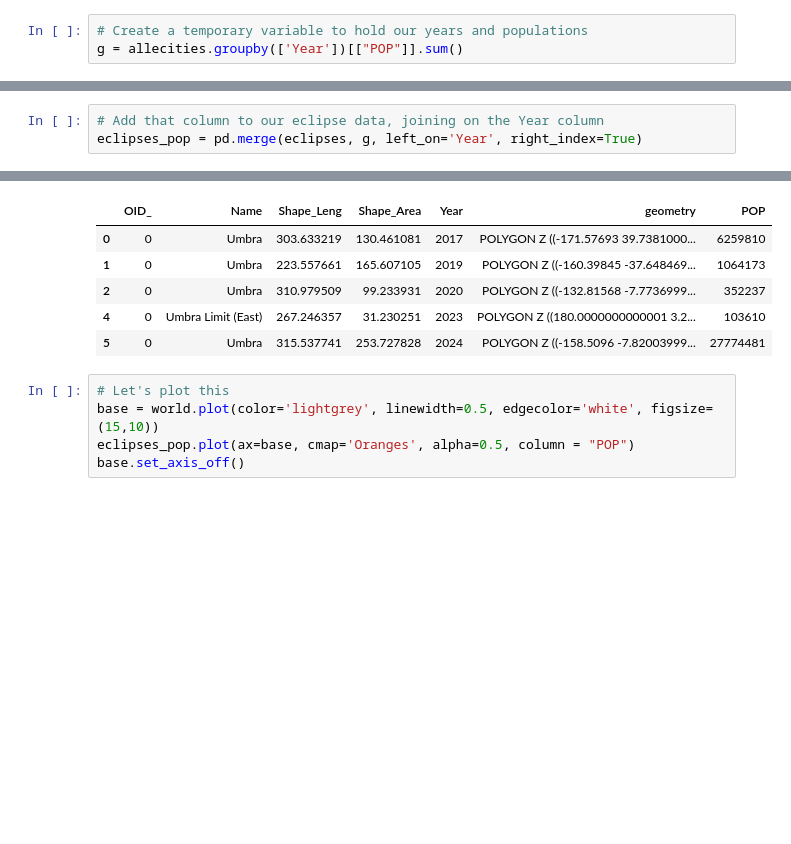
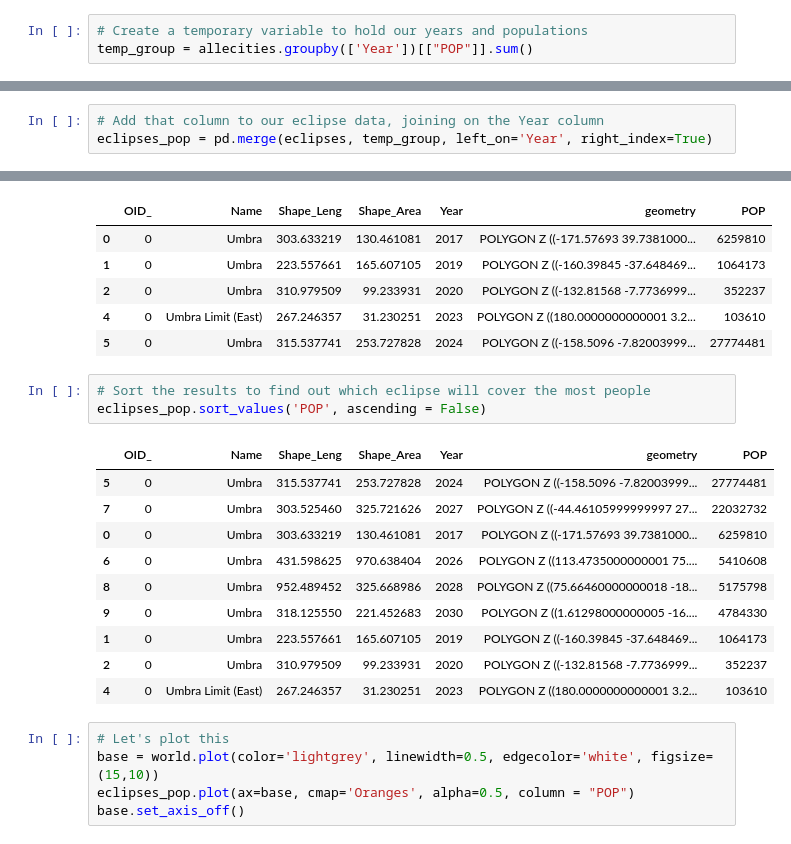
Before and after one commit to christyheaton/mapitwithpython, a Jupyter notebook: Notebook/Presentation.ipynb, the cells around one changed output, grey strips where cells are left out. Cells and saved outputs as stored; diff of their text form; blank space fills up the shorter version.

```diff
--- a/Notebook/Presentation.ipynb
+++ b/Notebook/Presentation.ipynb
@@ -381,4 +353,4 @@ allecities.head()
 | 428 | 150000 | 2027 |
 # %%
 # Create a temporary variable to hold our years and populations
-g = allecities.groupby(['Year'])[["POP"]].sum()
+temp_group = allecities.groupby(['Year'])[["POP"]].sum()
@@ -399,6 +371,6 @@ g
 # %%
 # Add that column to our eclipse data, joining on the Year column
-eclipses_pop = pd.merge(eclipses, g, left_on='Year', right_index=True)
+eclipses_pop = pd.merge(eclipses, temp_group, left_on='Year', right_index=True)
 # %%
 # Now we have populations associated with each eclipse
 eclipses_pop.head()
@@ -409,6 +381,20 @@ eclipses_pop.head()
 | 2 | 0 | Umbra | 310.979509 | 99.233931 | 2020 | POLYGON Z ((-132.81568 -7.7736999... | 352237 |
 | 4 | 0 | Umbra Limit (East) | 267.246357 | 31.230251 | 2023 | POLYGON Z ((180.0000000000001 3.2... | 103610 |
 | 5 | 0 | Umbra | 315.537741 | 253.727828 | 2024 | POLYGON Z ((-158.5096 -7.82003999... | 27774481 |
+# %%
+# Sort the results to find out which eclipse will cover the most people
+eclipses_pop.sort_values('POP', ascending = False)
+# %% [output]
+|  | OID_ | Name | Shape_Leng | Shape_Area | Year | geometry | POP |
+| 5 | 0 | Umbra | 315.537741 | 253.727828 | 2024 | POLYGON Z ((-158.5096 -7.82003999... | 27774481 |
+| 7 | 0 | Umbra | 303.525460 | 325.721626 | 2027 | POLYGON Z ((-44.46105999999997 27... | 22032732 |
+| 0 | 0 | Umbra | 303.633219 | 130.461081 | 2017 | POLYGON Z ((-171.57693 39.7381000... | 6259810 |
+| 6 | 0 | Umbra | 431.598625 | 970.638404 | 2026 | POLYGON Z ((113.4735000000001 75.... | 5410608 |
+| 8 | 0 | Umbra | 952.489452 | 325.668986 | 2028 | POLYGON Z ((75.66460000000018 -18... | 5175798 |
+| 9 | 0 | Umbra | 318.125550 | 221.452683 | 2030 | POLYGON Z ((1.61298000000005 -16.... | 4784330 |
+| 1 | 0 | Umbra | 223.557661 | 165.607105 | 2019 | POLYGON Z ((-160.39845 -37.648469... | 1064173 |
+| 2 | 0 | Umbra | 310.979509 | 99.233931 | 2020 | POLYGON Z ((-132.81568 -7.7736999... | 352237 |
+| 4 | 0 | Umbra Limit (East) | 267.246357 | 31.230251 | 2023 | POLYGON Z ((180.0000000000001 3.2... | 103610 |
 # %%
 # Let's plot this
 base = world.plot(color='lightgrey', linewidth=0.5, edgecolor='white', figsize=(15,10))
```
Also changed, not shown: parts of 13 cells of this notebook.
